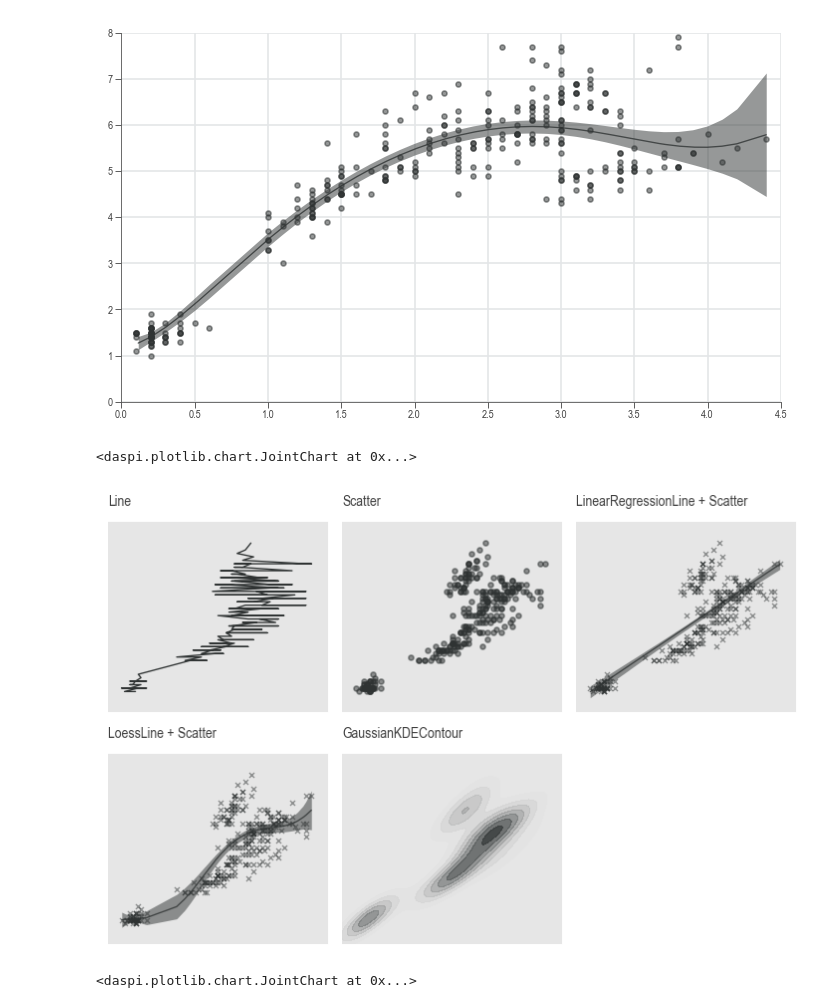
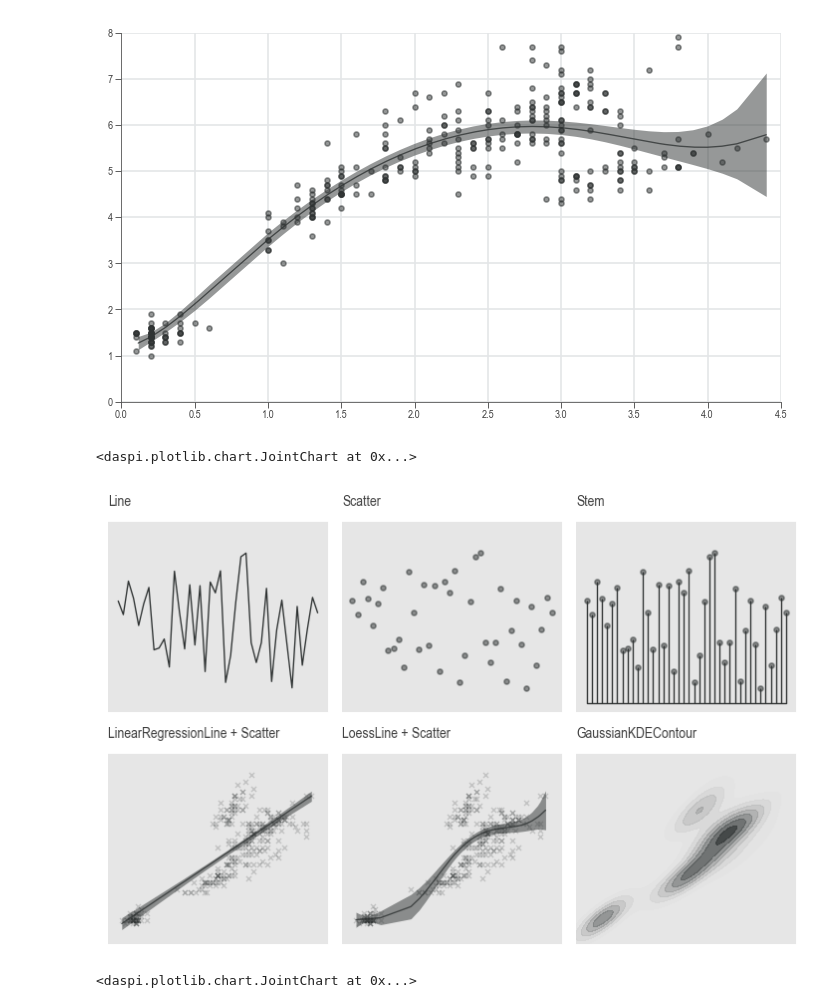
Before and after one commit to j4ggr/DaSPi, a Jupyter notebook: notebooks/doc-content_guide-plotting.ipynb, the cells around one changed output. Cells and saved outputs as stored; diff of their text form; code cells hidden in the pictures.

Commit message:
estimation - added, examples to each Estimator - bugfix, p value for bias at GageEestimator failed if samples had missing values
documentation
- added, Stem to plotter overview

```diff
--- a/notebooks/doc-content_guide-plotting.ipynb
+++ b/notebooks/doc-content_guide-plotting.ipynb
@@ -4,6 +4,7 @@ from pathlib import Path
 sys.path.insert(0, Path.cwd().parent.as_posix())
 
 import daspi as dsp
+import numpy as np
 import pandas as pd
 import matplotlib.pyplot as plt
 from math import ceil
@@ -12,7 +13,7 @@ DPI = 120
 KW_PLOT = dict(visible_spines='none', hide_axis='both')
 BASE_FIGSIZE = 2
 N_COLS = 3
-img_dir = '../docs/img/'
+img_dir = './docs/img/'
 dsp.STR._username_ = 'j4ggr'
 dsp.__version__
 # %% [output]
@@ -173,61 +174,66 @@ axes.figure.savefig(img_dir+'plotters_xy-example.png', bbox_inches='tight', dpi=
 [figure]
 # %%
 dsp.style.use('daspi-dark')
-target='width'
-feature='length'
-df = dsp.load_dataset('iris').sort_values(target)
+target_c='distance'
+feature_c='observation'
+target_i='width'
+feature_i='length'
+
+df_card = dsp.load_dataset('drop_card').reset_index().rename(columns={'index': feature_c})
+df_card[feature_c] = df_card[feature_c] + 1
+df_iris = dsp.load_dataset('iris').sort_values(target_i)
 
 plots = (
-    'Line', 'Scatter', 'LinearRegressionLine + Scatter', 'LoessLine + Scatter',
+    'Line', 'Scatter', 'Stem', 'LinearRegressionLine + Scatter', 'LoessLine + Scatter',
     'GaussianKDEContour')
 n_plots = len(plots)
 n_rows = ceil(n_plots / N_COLS)
 
 chart = dsp.JointChart(
-        source=df,
-        target=target,
-        feature=feature,
+        source=(df_card,)*3 + (df_iris,)*3,
+        target=(target_c,)*3 + (target_i,)*3,
+        feature=(feature_c,)*3 + (feature_i,)*3,
         nrows=n_rows,
         ncols=N_COLS,
-        sharex=True,
-        sharey=True,
+        sharex='row',
+        sharey='row',
         figsize=(BASE_FIGSIZE*N_COLS, BASE_FIGSIZE*n_rows)
     ).plot(
         dsp.Line,
         **KW_PLOT
     ).plot(
         dsp.Scatter,
         **KW_PLOT
     ).plot(
+        dsp.Stem,
+        **KW_PLOT
+    ).plot(
         dsp.LinearRegressionLine,
         show_fit_ci=True,
-        show_scatter=False,
+        show_scatter=True,
+        kw_call=dict(kw_scatter=dict(marker='x', alpha=0.2)),
+        **KW_PLOT
+    ).plot(
+        dsp.LoessLine,
+        show_fit_ci=True,
         **KW_PLOT
     ).plot(
         dsp.Scatter,
         marker='x',
-        on_last_axes=True
-    ).plot(
-        dsp.LoessLine,
-        show_ci=True,
-        **KW_PLOT
-    ).plot(
-        dsp.Scatter,
-        marker='x',
-        on_last_axes=True
+        on_last_axes=True,
+        kw_call=dict(alpha=0.2)
     ).plot(
         dsp.GaussianKDEContour,
         **KW_PLOT
-    ).plot(
-        dsp.HideSubplot
     ).label(
         axes_titles=plots,
     )
-chart.axes[0, 0].set(xlim=(0.5, 8.5), ylim=(-0.5, 5))
+chart.axes[0, 0].set(xlim=(-1, 42), ylim=(-5, 100))
+chart.axes[1, 0].set(xlim=(0.5, 8.5), ylim=(-0.5, 5))
 chart.save(img_dir+'plotters_xy.png', dpi=DPI)
 # %% [output]
 <daspi.plotlib.chart.JointChart at 0x...>
-[figure, old version]
+[figure, new version]
 # %%
 dsp.style.use('daspi-dark')
 target='width'
```
Also changed, not shown: parts of 1 cell of this notebook, 7 other files.
